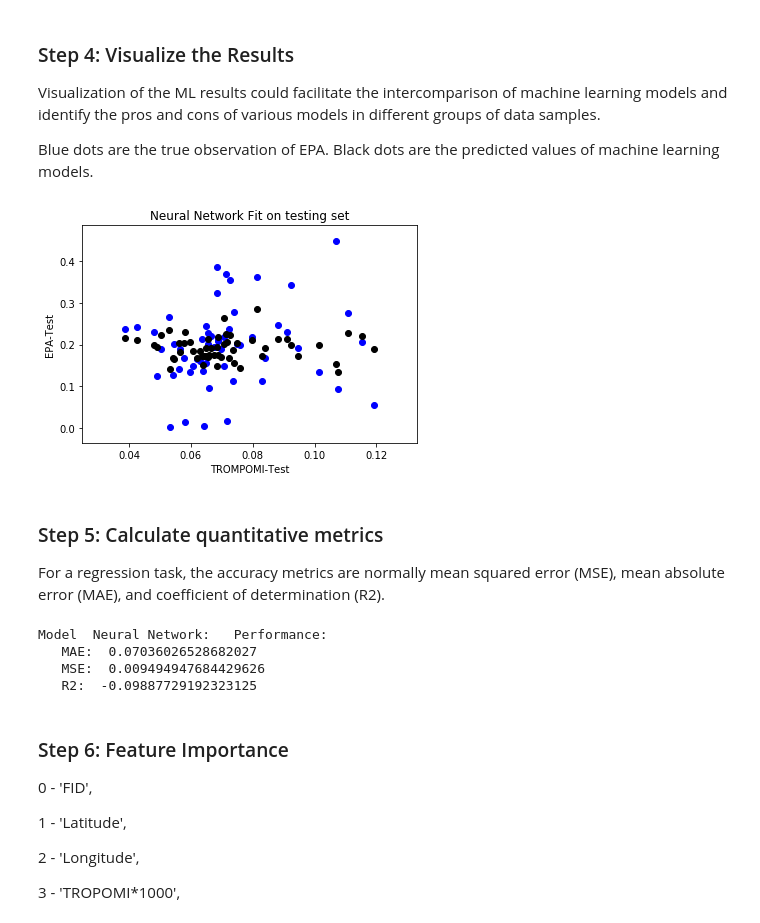
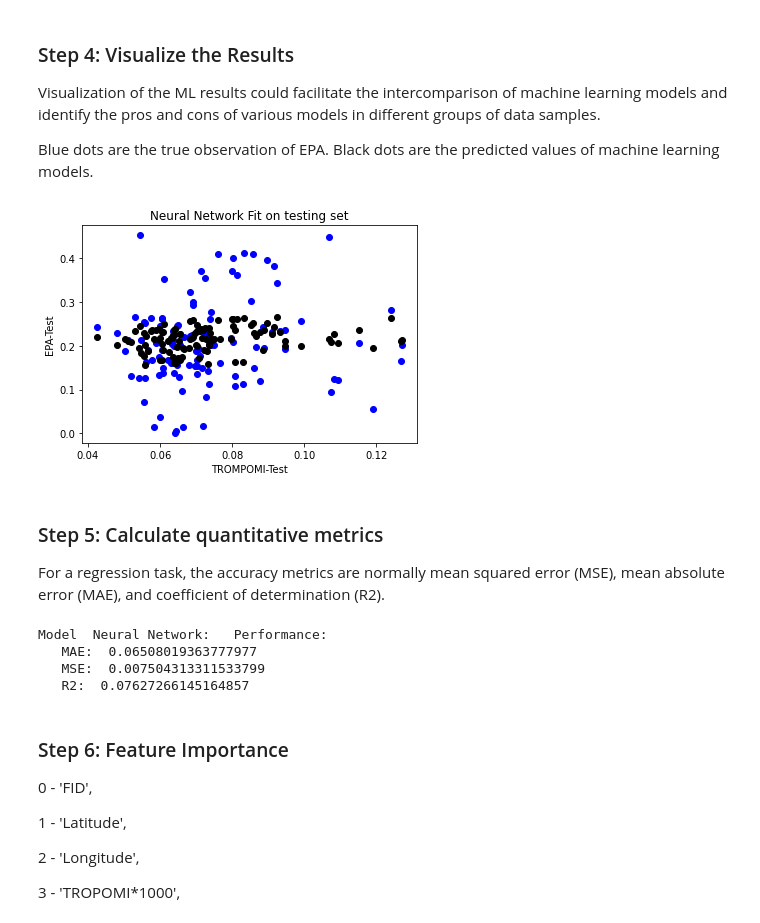
Before and after one commit to ZihengSun/EmissionAI, a Jupyter notebook: emissionai-dl.ipynb, the cells around one changed output. Cells and saved outputs as stored; diff of their text form; code cells hidden in the pictures.

```diff
--- a/emissionai-dl.ipynb
+++ b/emissionai-dl.ipynb
@@ -87,13 +87,13 @@ The hyperparameter tuning is a very troublesome task. Use Keras tensorflow model
 # %%
 # Model Import and Build
 import tensorflow as tf
-from tensorflow import keras
+# from tensorflow import keras
 from tensorflow.keras import layers
-from keras.optimizers import SGD, Adagrad, Adadelta, RMSprop, Adam
+from tensorflow.keras.optimizers import SGD, Adagrad, Adadelta, RMSprop, Adam
 
-model = keras.Sequential(
+model = tf.keras.Sequential(
     [
-        keras.Input(shape=(11)),
+        tf.keras.Input(shape=(11)),
         layers.Dense(500, activation="relu"),
         layers.Dense(500, activation="relu"),
         layers.Dense(500, activation="relu"),
@@ -117,8 +117,8 @@ print("Number of weights after calling the model:", len(model.weights))  # 6
 # sgd = SGD(lr=lr_schedule)
 
 model.summary()
-model.compile(optimizer="adadelta", loss="mse",  metrics=[tf.keras.metrics.mean_squared_error])
+model.compile(optimizer="adadelta", loss="poisson",  metrics=[tf.keras.metrics.mean_squared_error])
 
-model.fit(x_train, y_train, batch_size=16, validation_split = 0.15, epochs=100)
+model.fit(x_train, y_train, batch_size=8, validation_split = 0.15, epochs=100)
 # %% [output]
 Number of weights after calling the model: 12
@@ -146,6 +146,7 @@ Predict on the test dataset using the trained models
 # %%
 # Use the trained models to make predictions
 y_test_pred = model.predict(x_test)
+y_train_pred = model.predict(x_train)
 # %% [markdown]
 ### Step 4: Visualize the Results
 
@@ -155,18 +156,18 @@ Blue dots are the true observation of EPA. Black dots are the predicted values o
 # %%
 def visualizeResults(modelname, x_test, y_test, pred):
     # Visualization
     ## Check the fitting on training set
     plt.scatter(x_test[:,3], y_test, color='blue')
     plt.scatter(x_test[:,3], pred, color='black')
 #     plt.scatter(y_test, pred, color='black')
     plt.title(modelname + ' Fit on testing set')
     plt.xlabel('TROMPOMI-Test')
     plt.ylabel('EPA-Test')
     plt.show()
 
-visualizeResults("Neural Network", x_test, y_test, y_test_pred)
+visualizeResults("Neural Network", x_train, y_train, y_train_pred)
 # %% [output]
-[figure, old version]
+[figure, new version]
 # %% [markdown]
 ### Step 5: Calculate quantitative metrics
 
@@ -191,9 +192,9 @@ def showAccuracyMetrics(mlmethod, model, y_test, y_pred):
 showAccuracyMetrics("Neural Network: ", model, y_test, y_test_pred)
 # %% [output]
 Model  Neural Network:   Performance:
-   MAE:  0.07036026528682027
-   MSE:  0.009494947684429626
-   R2:  -0.09887729192323125
+   MAE:  0.06508019363777977
+   MSE:  0.007504313311533799
+   R2:  0.07627266145164857
 # %% [markdown]
 ### Step 6: Feature Importance
 
```
Also changed, not shown: parts of 3 cells of this notebook, 5 other files.
